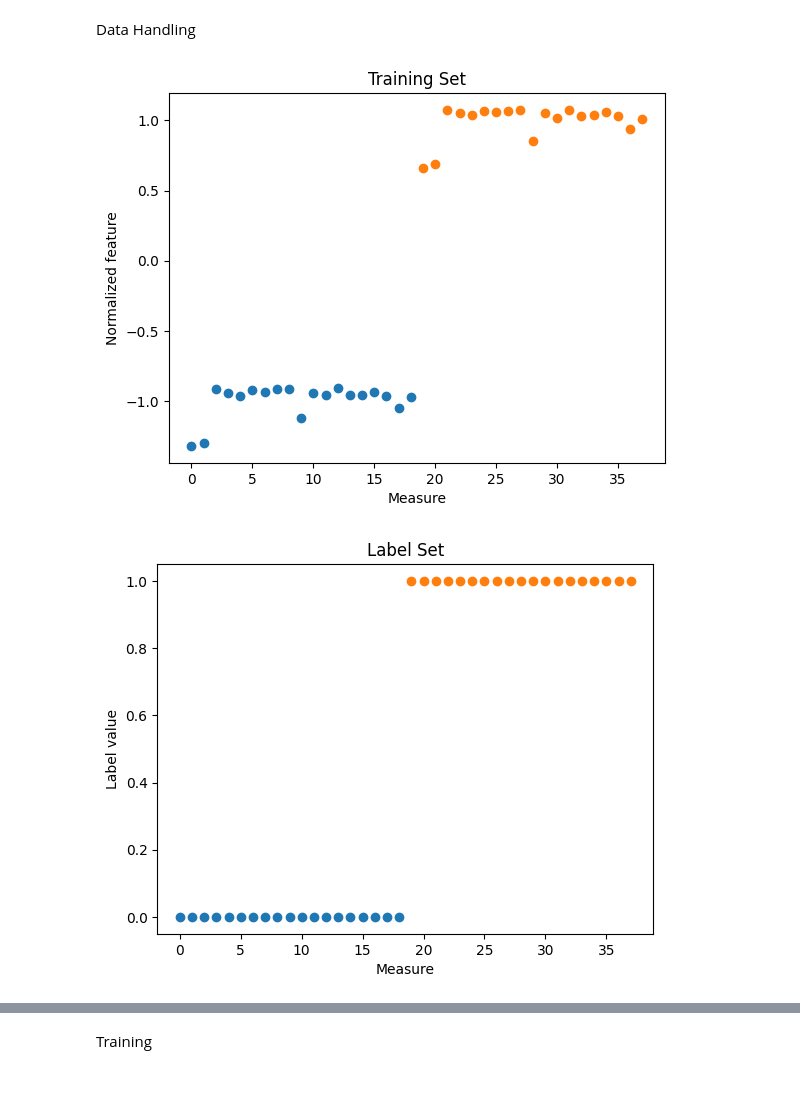
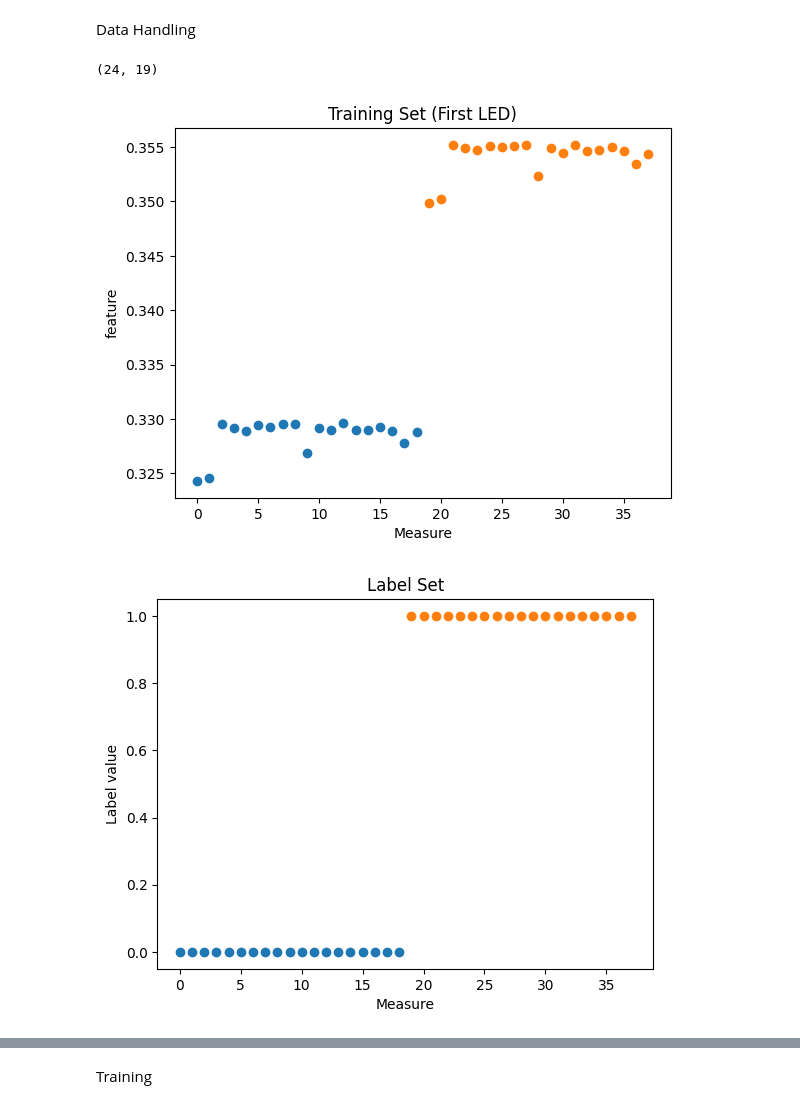
Before and after one commit to LucianoGP95/Python_Eiit_RyR, a Jupyter notebook: RyR_Analyser/RyR classifier.ipynb, the cells around one changed output, grey strips where cells are left out. Drawn from its saved outputs; the diff is of its cells as text; code cells hidden in the pictures.

```diff
--- a/RyR_Analyser/RyR classifier.ipynb
+++ b/RyR_Analyser/RyR classifier.ipynb
@@ -10,27 +10,71 @@ from sklearn.model_selection import cross_val_score
 from sklearn.metrics import accuracy_score, confusion_matrix
 # %% [markdown]
 Data Handling
+# %%
+###Features
+data = pd.read_excel('./2_Results/Target.xlsx', header=None).iloc[3:, 1:20]
+data = data.reset_index(drop=True) #Resets the rows index to start in zero again
+data.columns = range(data.shape[1]) #Resets the columns index to start in zero again
+data = data.values #Extract the values as a ndarray
+print(data.shape)
+###Labels
+ones = np.ones(data.shape[1])
+ones = np.expand_dims(ones, axis=0)
+labels = np.zeros([data.shape[0], data.shape[1]])
+for i in range(labels.shape[0]):
+    if i % 2 != 0:
+        labels[i, :] = ones
+###Save data
+features_path = './3_Extra/training_data/Classification_for_fibers.npy'
+labes_path = './3_Extra/training_data/fibers_labels.npy'
+np.save(features_path, data)
+np.save(labes_path, labels)
+# %% [output]
+(24, 19)
 # %%
 #Load and rehape the training and labels
-X = np.load('./3_Extra/training_data/Classification_for_fibers.npy').reshape(-1, 1)
-y = np.load('./3_Extra/training_data/fibers_labels.npy').reshape(-1, 1)
+X = np.load(features_path).reshape(-1, 1)
+y = np.load(labes_path).reshape(-1, 1)
 y = y.ravel()
-#Normalize the features
-scaler = StandardScaler()
-X = scaler.fit_transform(X)
 #Plot the data
-plt.scatter(list(range(0, 19)), X[list(range(0, 19))])
-plt.scatter(list(range(19, 38)), X[list(range(19, 38))])
-plt.ylabel("Normalized feature")
-plt.xlabel("Measure")
-plt.title("Training Set")
-plt.show()
-plt.scatter(list(range(0, 19)), y[list(range(0, 19))])
-plt.scatter(list(range(19, 38)), y[list(range(19, 38))])
-plt.title("Label Set")
-plt.ylabel("Label value")
-plt.xlabel("Measure")
-plt.show()
+def single_feature_plot(reshaped_features):
+    X = reshaped_features
+    plt.scatter(list(range(0, 19)), X[list(range(0, 19))])
+    plt.scatter(list(range(19, 38)), X[list(range(19, 38))])
+    plt.ylabel("feature")
+    plt.xlabel("Measure")
+    plt.title("Training Set (First LED)")
+    plt.show()
+    plt.scatter(list(range(0, 19)), y[list(range(0, 19))])
+    plt.scatter(list(range(19, 38)), y[list(range(19, 38))])
+    plt.title("Label Set")
+    plt.ylabel("Label value")
+    plt.xlabel("Measure")
+    plt.show()
+single_feature_plot(X)
+
+xx = np.load(features_path)
+def features_plot(features):
+    xx = features
+    fbx_values = np.zeros([int((xx.shape[0])/2), xx.shape[1]])
+    fby_values = np.zeros([int((xx.shape[0])/2), xx.shape[1]])
+    j = 0; k = 0
+    for i in range(xx.shape[0]):
+        if i % 2 == 0:
+            fbx_values[j, :] = xx[i, :]
+            j += 1
+        if i % 2 != 0:
+            fby_values[k, :] = xx[i, :]
+            k += 1
+    fbx_values.reshape(-1, 1)
+    fby_values.reshape(-1, 1)
+    plt.scatter(list(range(fbx_values.reshape(-1, 1).shape[0])), fbx_values)
+    plt.scatter(list(range(fby_values.reshape(-1, 1).shape[0])), fby_values)
+    plt.ylabel("feature")
+    plt.xlabel("Measure")
+    plt.title("Training Set (Full set)")
+    plt.show()
+features_plot(xx)
 # %% [output]
-[figure, old version]
+[figure, new version]
 [figure]
```
Also changed, not shown: parts of 4 cells of this notebook, 4 other files.
